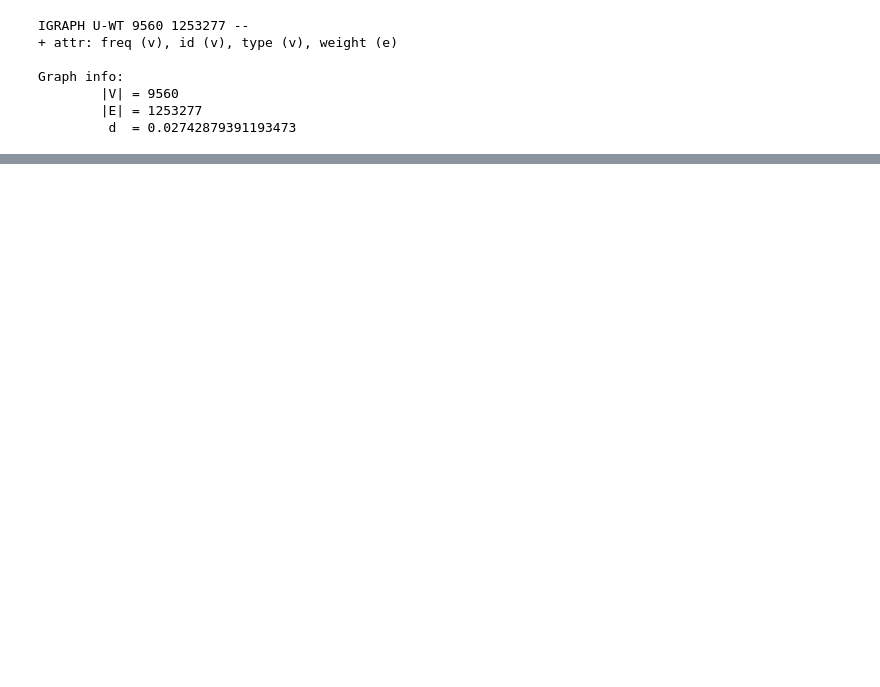
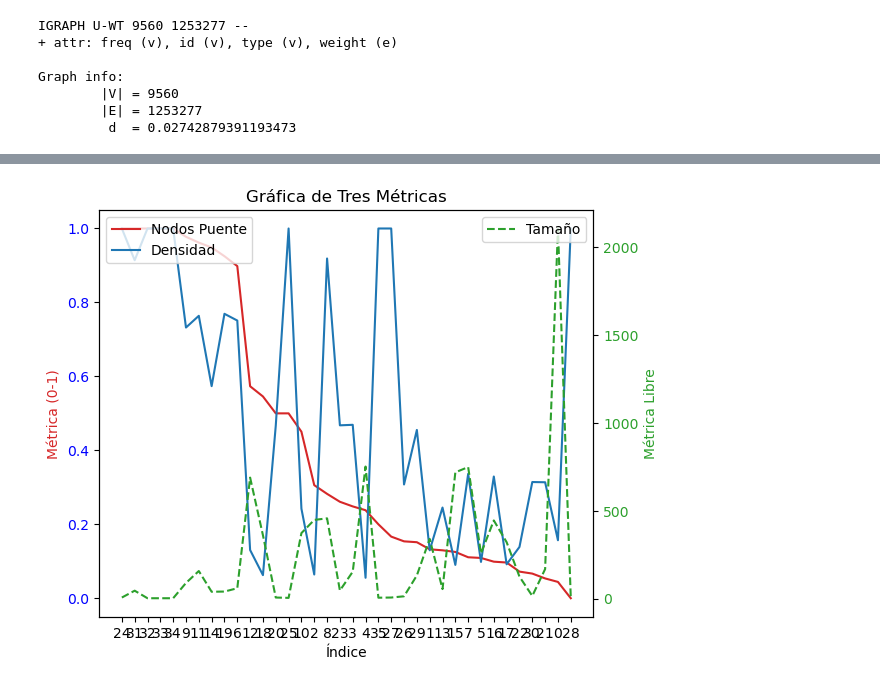
Before and after one commit to diazmx/phd-thesis-lab, a Jupyter notebook: 12-third_year/05-CommunityDetection/06-BridgeNodesAnalysis.ipynb, the cells around one changed output, grey strips where cells are left out. Drawn from its saved outputs; the diff is of its cells as text; code cells hidden in the pictures; blank space fills up the shorter version.

```diff
--- a/12-third_year/05-CommunityDetection/06-BridgeNodesAnalysis.ipynb
+++ b/12-third_year/05-CommunityDetection/06-BridgeNodesAnalysis.ipynb
@@ -202,0 +308,52 @@ generar_grafica_doble_eje_y_ordenada(otro_dato)
+# %%
+import matplotlib.pyplot as plt
+
+
+def generar_grafica_tres_metricas_doble_eje_y(datos):
+    """
+    Genera una gráfica con dos ejes Y para visualizar dos métricas (0-1) en un eje
+    y una tercera métrica (rango libre) en otro eje, ordenada por la primera métrica (tamaño).
+
+    Args:
+        datos (dict): Diccionario donde las claves son los índices y los valores son listas
+                      [metrica_0_a_1_a, metrica_0_a_1_b, metrica_libre].
+                      Se ordenará por metrica_0_a_1_a.
+    """
+
+    # Ordenar los datos por la primera métrica (se asume que es la más importante para el orden)
+    datos_ordenados = dict(sorted(datos.items(), key=lambda item: item[1][0], reverse=True))
+
+    indices = list(datos_ordenados.keys())
+    metrica_a = [datos_ordenados[indice][0] for indice in indices]
+    metrica_b = [datos_ordenados[indice][1] for indice in indices]
+    metrica_libre = [datos_ordenados[indice][2] for indice in indices]
+
+    fig, ax1 = plt.subplots()
+
+    # Eje Y izquierdo para las métricas de 0 a 1
+    color1 = 'tab:red'
+    ax1.set_xlabel('Índice')
+    ax1.set_ylabel('Métrica (0-1)', color=color1)
+    ax1.plot(indices, metrica_a, color=color1, label='Nodos Puente')
+    ax1.tick_params(axis='y', labelcolor=color1)
+    ax1.plot(indices, metrica_b, color='tab:blue', label='Densidad')
+    ax1.tick_params(axis='y', labelcolor='blue')
+    ax1.legend(loc='upper left')
+
+    # Eje Y derecho para la métrica de rango libre
+    ax2 = ax1.twinx()  # comparte el mismo eje X
+    color2 = 'tab:green'
+    ax2.set_ylabel('Métrica Libre', color=color2)
+    ax2.plot(indices, metrica_libre, color=color2, linestyle='--', label='Tamaño')
+    ax2.tick_params(axis='y', labelcolor=color2)
+    ax2.legend(loc='upper right')
+
+    fig.tight_layout()  # para evitar que las etiquetas se superongan
+    plt.title("Gráfica de Tres Métricas")
+    plt.show()
+
+# Ejemplo de uso:
+
+generar_grafica_tres_metricas_doble_eje_y(tercero)
+# %% [output]
+[figure, added]
```
Also changed, not shown: parts of 10 cells of this notebook, 2 other files.
